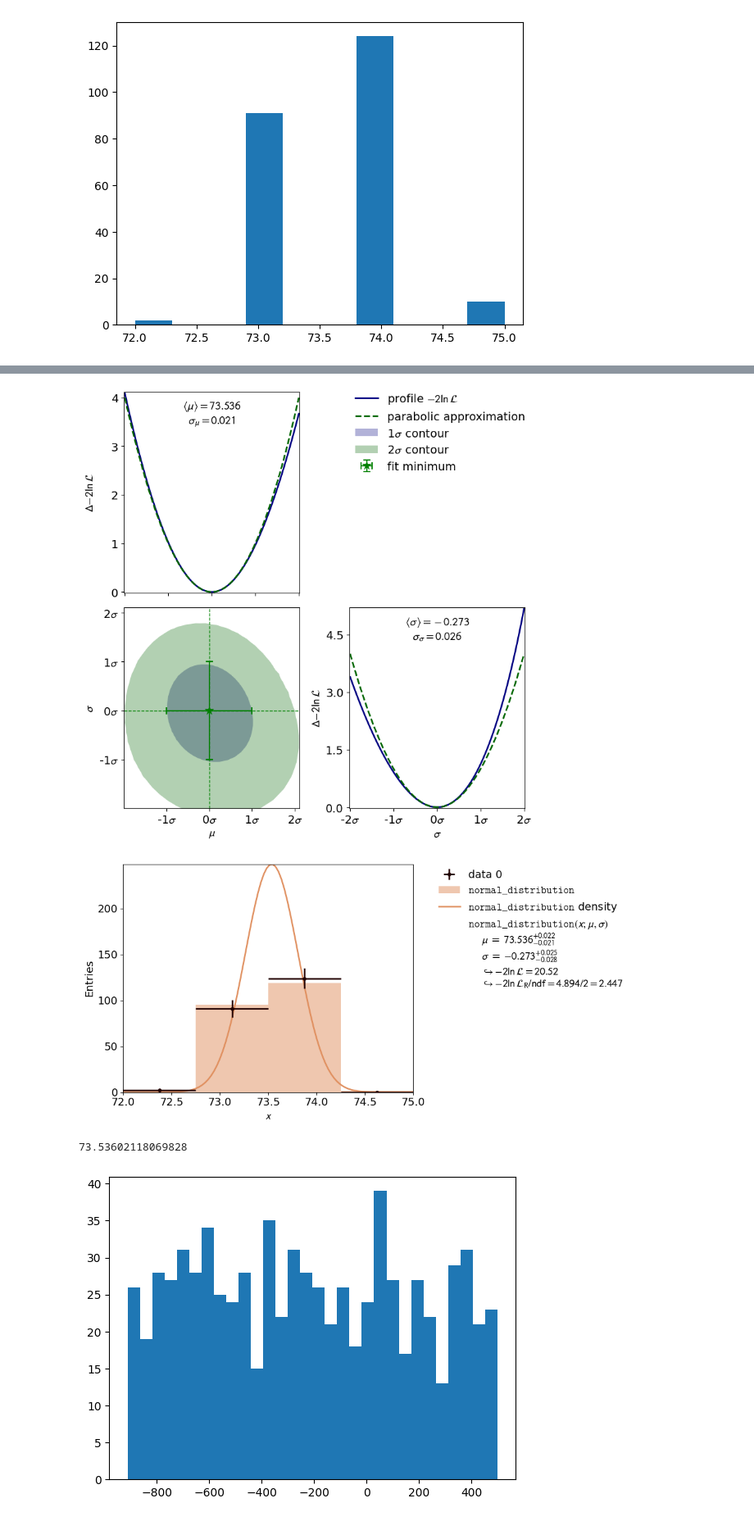
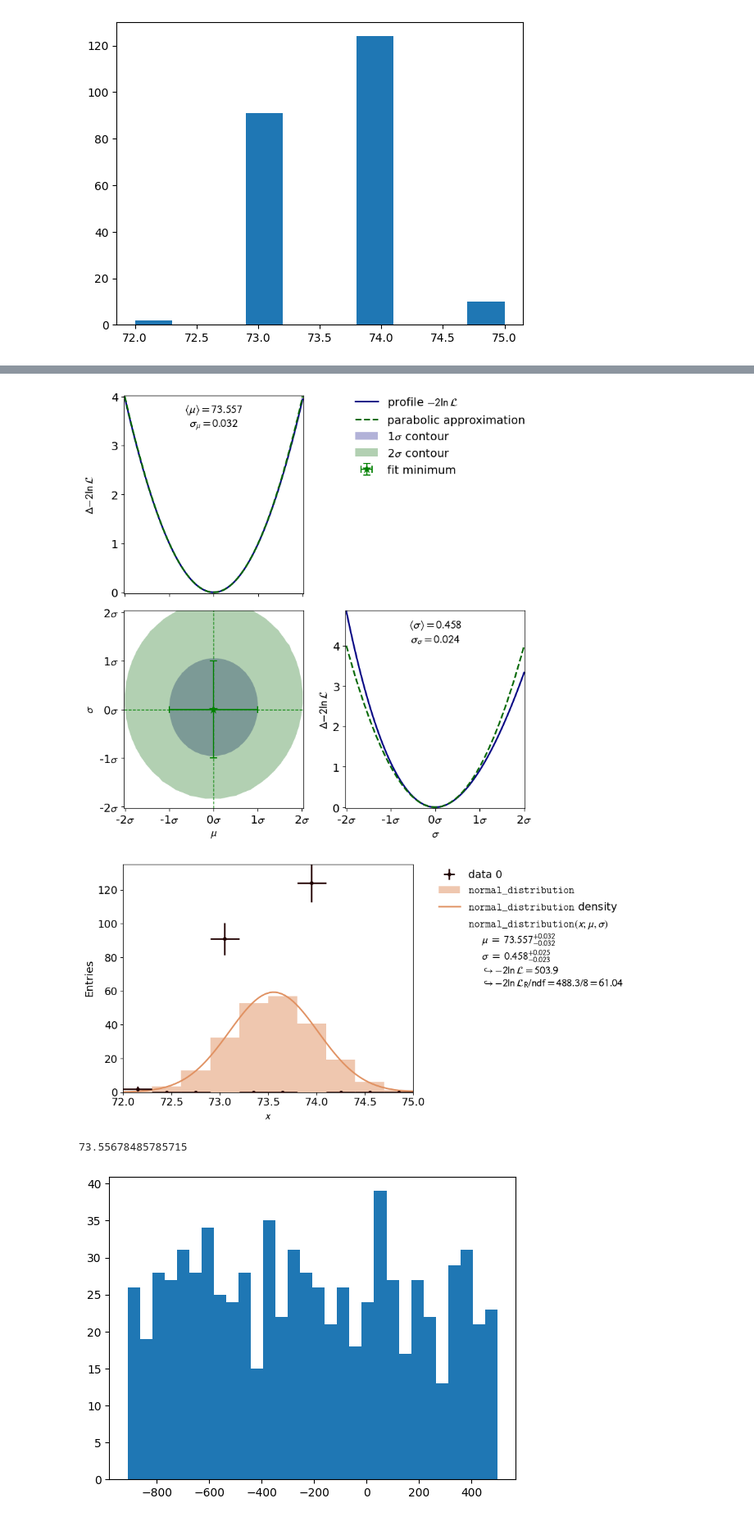
Before and after one commit to caesar2003/P4-Gamma-Coincidence-Spectroscopy, a Jupyter notebook: auswertung.ipynb, the cells around one changed output, grey strips where cells are left out. Shown at 82% size. Saved outputs shown, nothing was run; the diff lists cells and outputs as text; code cells hidden in the pictures.

```diff
--- a/auswertung.ipynb
+++ b/auswertung.ipynb
@@ -912,13 +912,13 @@ def normal_distribution(x, mu=73, sigma=1):
 # random dataset of 100 random values, following a normal distribution with mu=0 and sigma=1
 data = np.random.normal(loc=0, scale=2, size=100)
 #print(np.histogram(filtered_times))
-counts, bin_edges = np.histogram(filtered_times, bins=4)
+counts, bin_edges = np.histogram(filtered_times, bins=10)
 #print(counts, bin_edges)
 bin_centers = 0.5 * (bin_edges[:-1] + bin_edges[1:])
 #print(bin_centers)
 
 # Finally, do the fit and plot it:
-fit =kafe2.hist_fit(model_function=normal_distribution, data=filtered_times, n_bins=4, bin_range=(72, 75))
+fit =kafe2.hist_fit(model_function=normal_distribution, data=filtered_times, n_bins=10, bin_range=(72, 75))
 kafe2.plot()
 mu_na, sigma_na= fit['parameter_values'].values()
 print(mu_na)
@@ -927,6 +926,6 @@ Warning: the cost function has been evaluated as infinite. The fit might not con
-[figure, old version]
+[figure, new version]
-[figure, old version]
+[figure, new version]
-73.53602118069828
+73.55678485785715
 # %%
 #print(Co60_co[:, 2][mask1])
 Co60_times=[Co60_co[:, 2][mask1],Co60_co[:, 2][mask2],Co60_co[:, 2][mask3],Co60_co[:, 2][mask4]]
```
Also changed, not shown: parts of 3 cells of this notebook.
